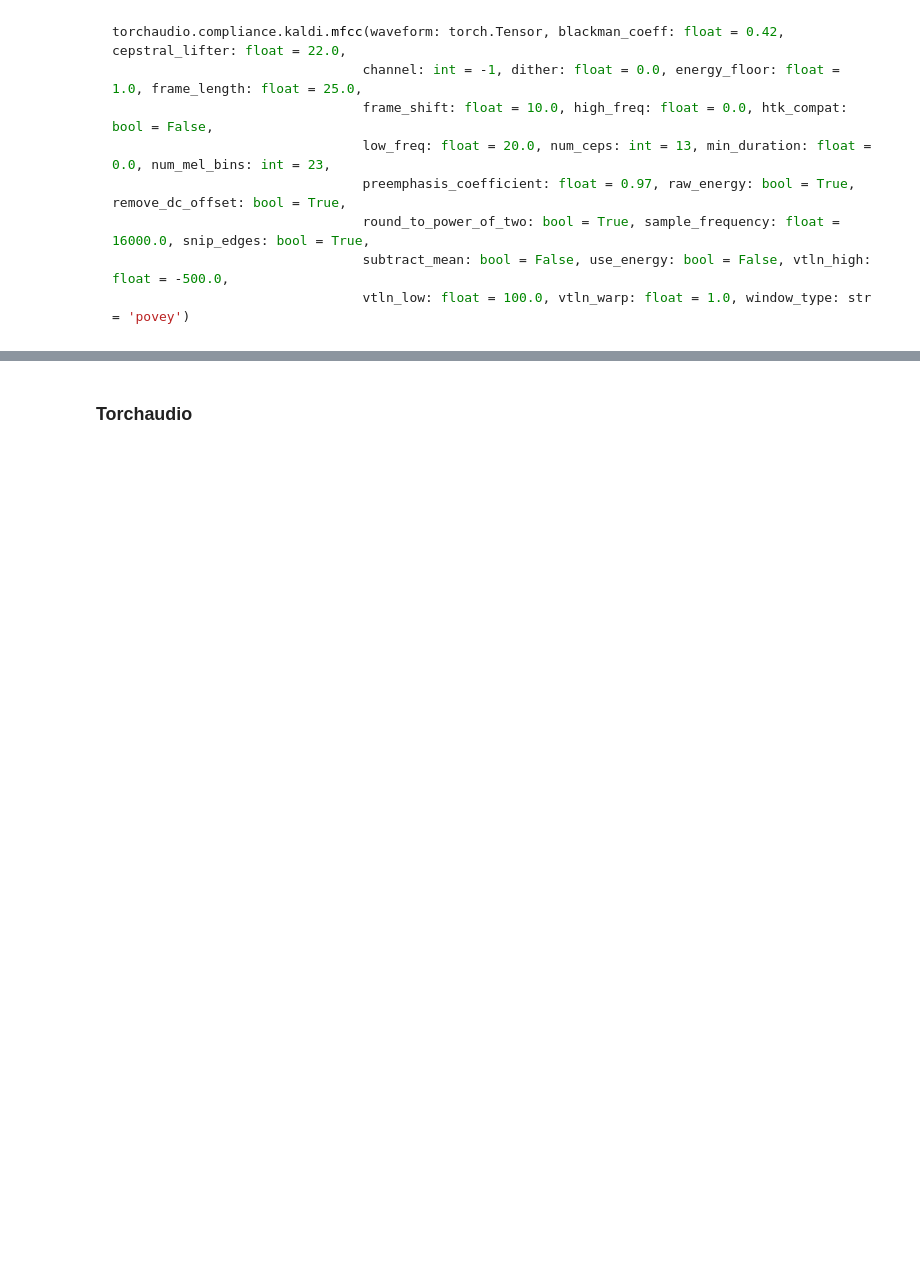
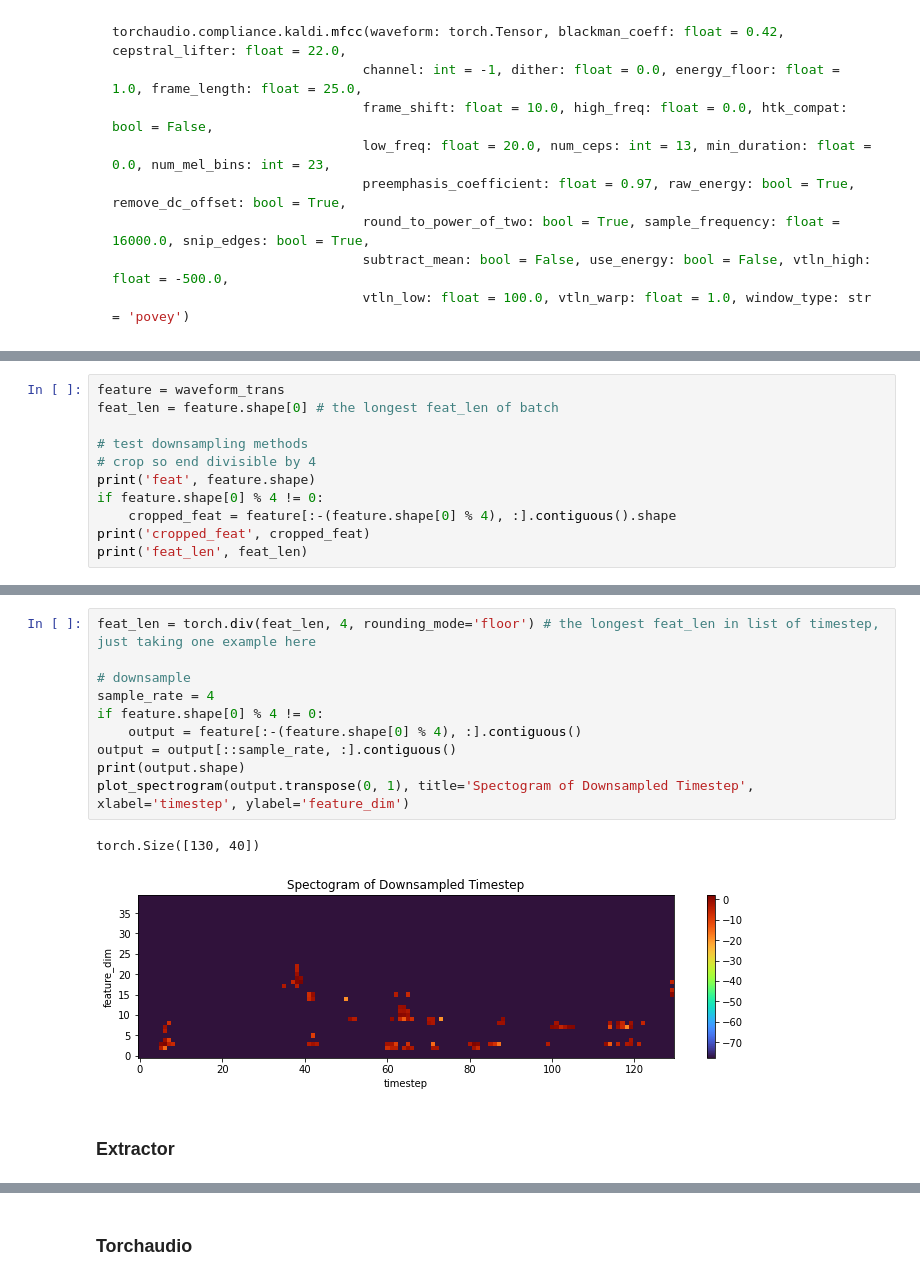
Before and after one commit to xunweiyee/End-to-end-ASR-Pytorch, a Jupyter notebook: jupyter/Audio exploration.ipynb, the cells around one changed output, grey strips where cells are left out. Saved outputs shown, nothing was run; the diff lists cells and outputs as text; blank space fills up the shorter version.

Commit message:
Explore extractor and classifier audio input and output

```diff
--- a/jupyter/Audio exploration.ipynb
+++ b/jupyter/Audio exploration.ipynb
@@ -86,0 +91,11 @@ torch.Size([1, 84055])
+# %%
+feature = waveform_trans
+feat_len = feature.shape[0] # the longest feat_len of batch
+
+# test downsampling methods
+# crop so end divisible by 4
+print('feat', feature.shape)
+if feature.shape[0] % 4 != 0:
+    cropped_feat = feature[:-(feature.shape[0] % 4), :].contiguous().shape
+print('cropped_feat', cropped_feat)
+print('feat_len', feat_len)
@@ -86,0 +114,15 @@ torch.Size([1, 84055])
+# %%
+feat_len = torch.div(feat_len, 4, rounding_mode='floor') # the longest feat_len in list of timestep, just taking one example here
+
+# downsample
+sample_rate = 4
+if feature.shape[0] % 4 != 0:
+    output = feature[:-(feature.shape[0] % 4), :].contiguous()
+output = output[::sample_rate, :].contiguous()
+print(output.shape)
+plot_spectrogram(output.transpose(0, 1), title='Spectogram of Downsampled Timestep', xlabel='timestep', ylabel='feature_dim')
+# %% [output]
+torch.Size([130, 40])
+[figure, added]
+# %% [markdown]
+### Extractor
```
Also changed, not shown: parts of 10 cells of this notebook, 2 other files.
